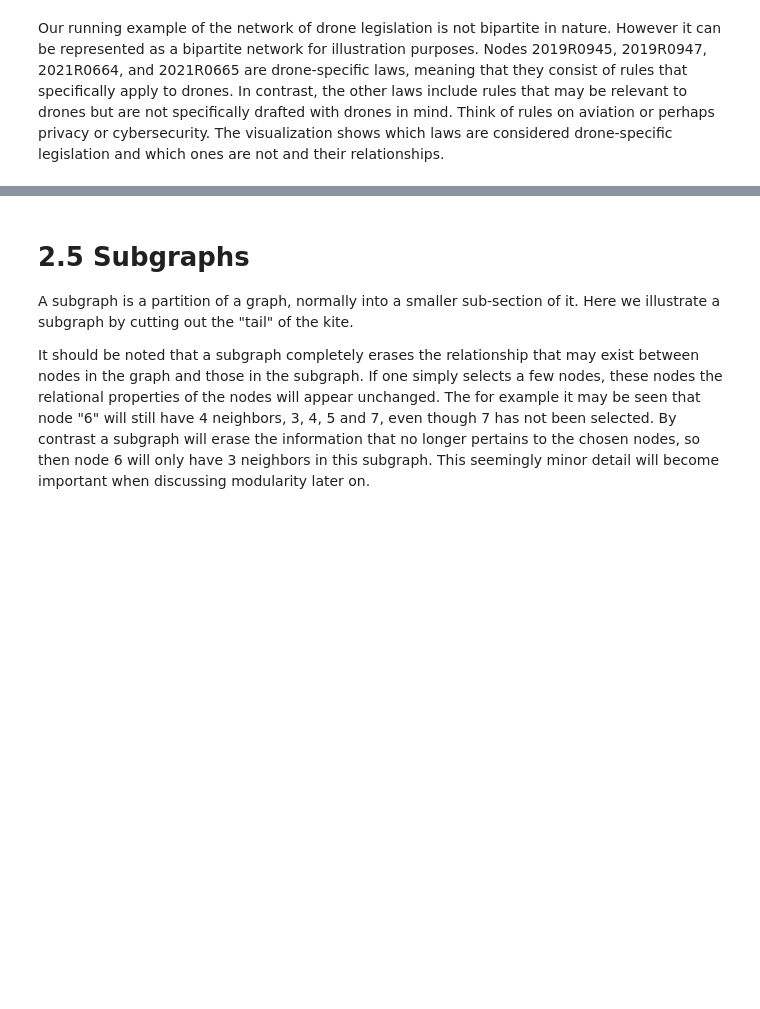
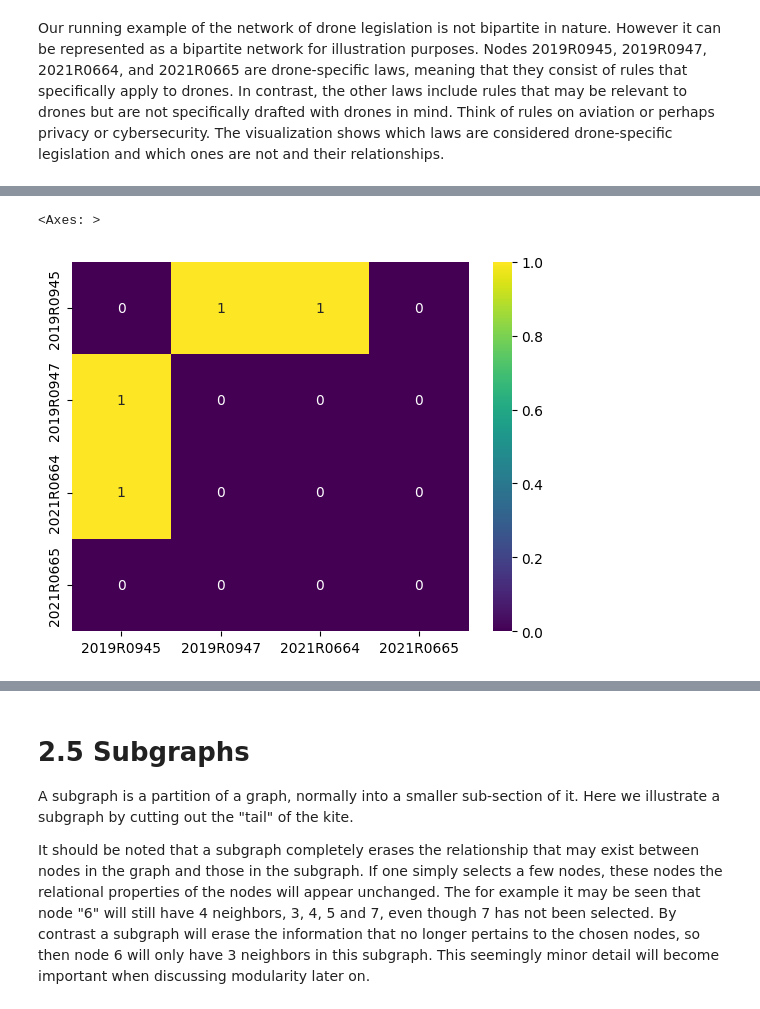
Before and after one commit to MaastrichtUniversityPress/legal-network-textbook, a Jupyter notebook: book/content/Chapter_2_Key_Concepts.ipynb, the cells around one changed output, grey strips where cells are left out. Cells and saved outputs as stored; diff of their text form; code cells hidden in the pictures; blank space fills up the shorter version.

```diff
--- a/book/content/Chapter_2_Key_Concepts.ipynb
+++ b/book/content/Chapter_2_Key_Concepts.ipynb
@@ -111,0 +126,9 @@ nx.draw_networkx_labels(g_drones_bipartite, pos=pos, labels={x:x for x in drone_
+# %%
+g_drones_flattened = nx.bipartite.weighted_projected_graph(g_drones_bipartite, [x[0] for x in g_drones_bipartite.nodes(data=True) if x[1]["bipartite"]==0])
+g_drones_flattened.edges(data=True)
+mat = scipy.sparse.csr_matrix(nx.adjacency_matrix(g_drones_flattened))
+heat = pd.DataFrame(mat.todense(), columns=drone_specific, index=drone_specific)
+sns.heatmap(heat, annot=True, cmap="viridis")
+# %% [output]
+<Axes: >
+[figure, added]
```
Also changed, not shown: parts of 5 cells of this notebook.
